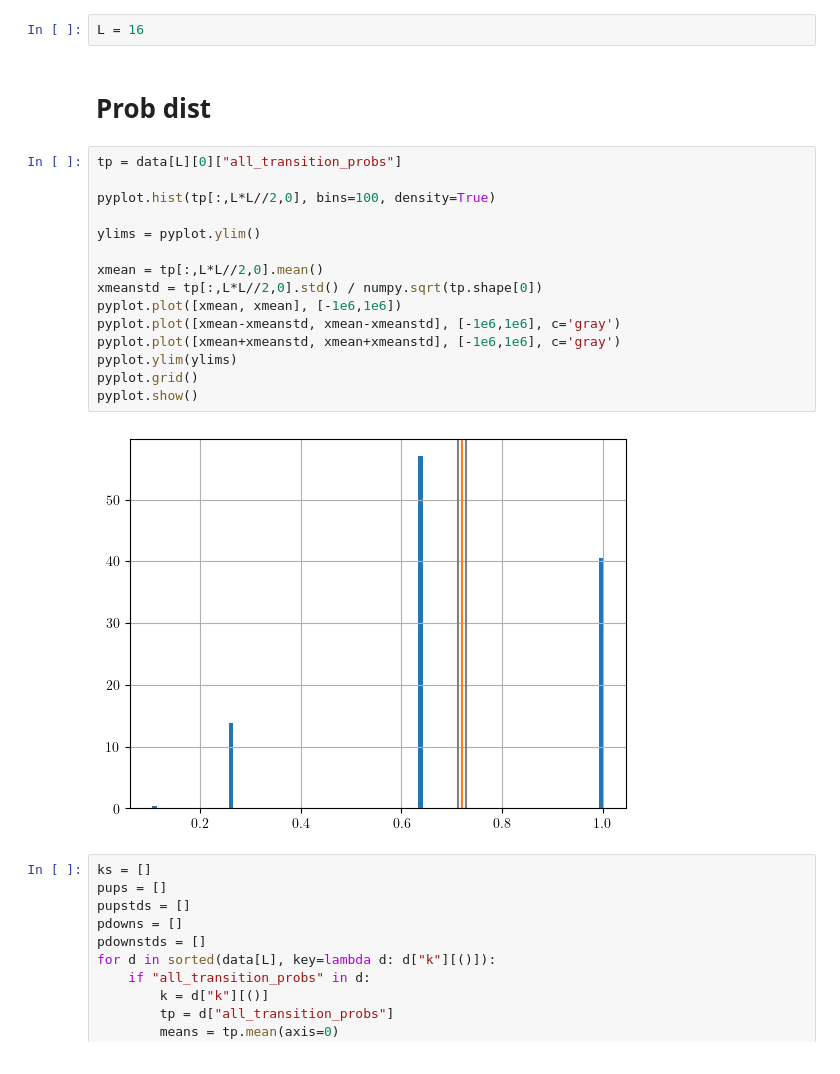
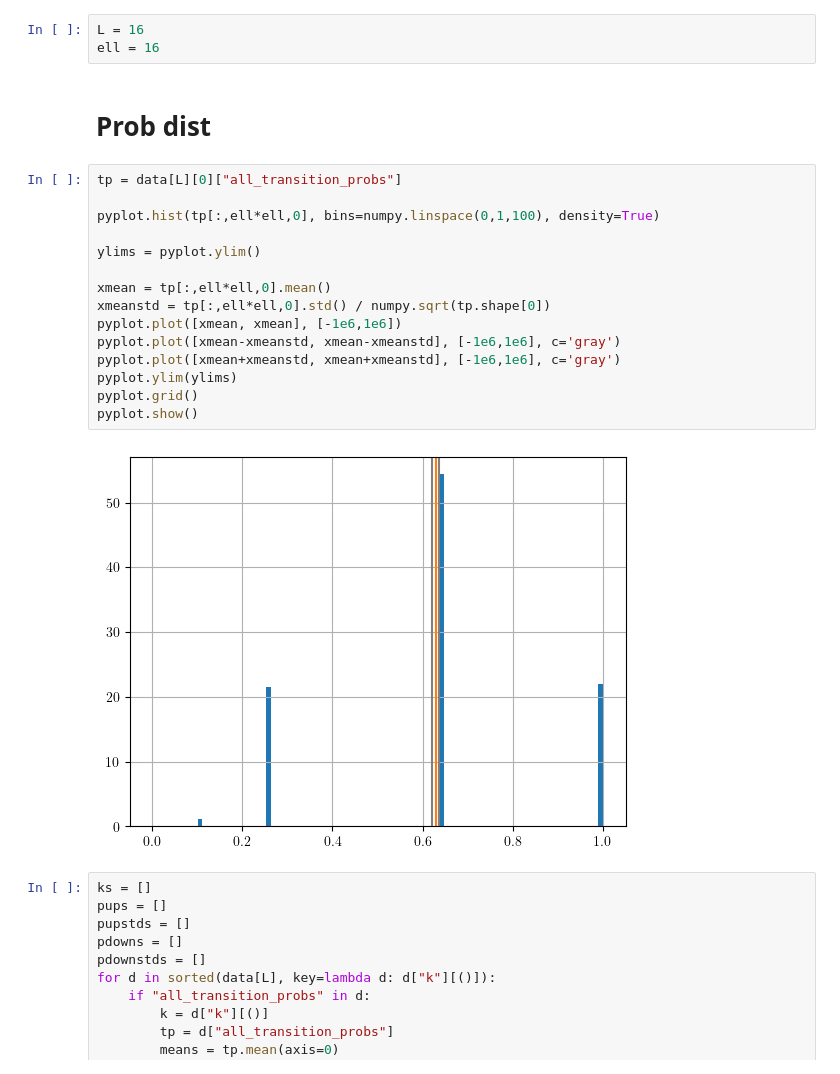
Before and after one commit to Renmusxd/GaugeTheoryRunner, a Jupyter notebook: jupyter/PlotMarkovLoopProbs.ipynb, the cells around one changed output. Saved outputs shown, nothing was run; the diff lists cells and outputs as text.

```diff
--- a/jupyter/PlotMarkovLoopProbs.ipynb
+++ b/jupyter/PlotMarkovLoopProbs.ipynb
@@ -25,25 +25,26 @@ for file in sorted(os.listdir(basedir)):
 # Focus
 # %%
 L = 16
+ell = 16
 # %% [markdown]
 # Prob dist
 # %%
 tp = data[L][0]["all_transition_probs"]
 
-pyplot.hist(tp[:,L*L//2,0], bins=100, density=True)
+pyplot.hist(tp[:,ell*ell,0], bins=numpy.linspace(0,1,100), density=True)
 
 ylims = pyplot.ylim()
 
-xmean = tp[:,L*L//2,0].mean()
-xmeanstd = tp[:,L*L//2,0].std() / numpy.sqrt(tp.shape[0])
+xmean = tp[:,ell*ell,0].mean()
+xmeanstd = tp[:,ell*ell,0].std() / numpy.sqrt(tp.shape[0])
 pyplot.plot([xmean, xmean], [-1e6,1e6])
 pyplot.plot([xmean-xmeanstd, xmean-xmeanstd], [-1e6,1e6], c='gray')
 pyplot.plot([xmean+xmeanstd, xmean+xmeanstd], [-1e6,1e6], c='gray')
 pyplot.ylim(ylims)
 pyplot.grid()
 pyplot.show()
 # %% [output]
-[figure, old version]
+[figure, new version]
 # %%
 ks = []
 pups = []
```
Also changed, not shown: parts of 13 cells of this notebook, 25 other files.
